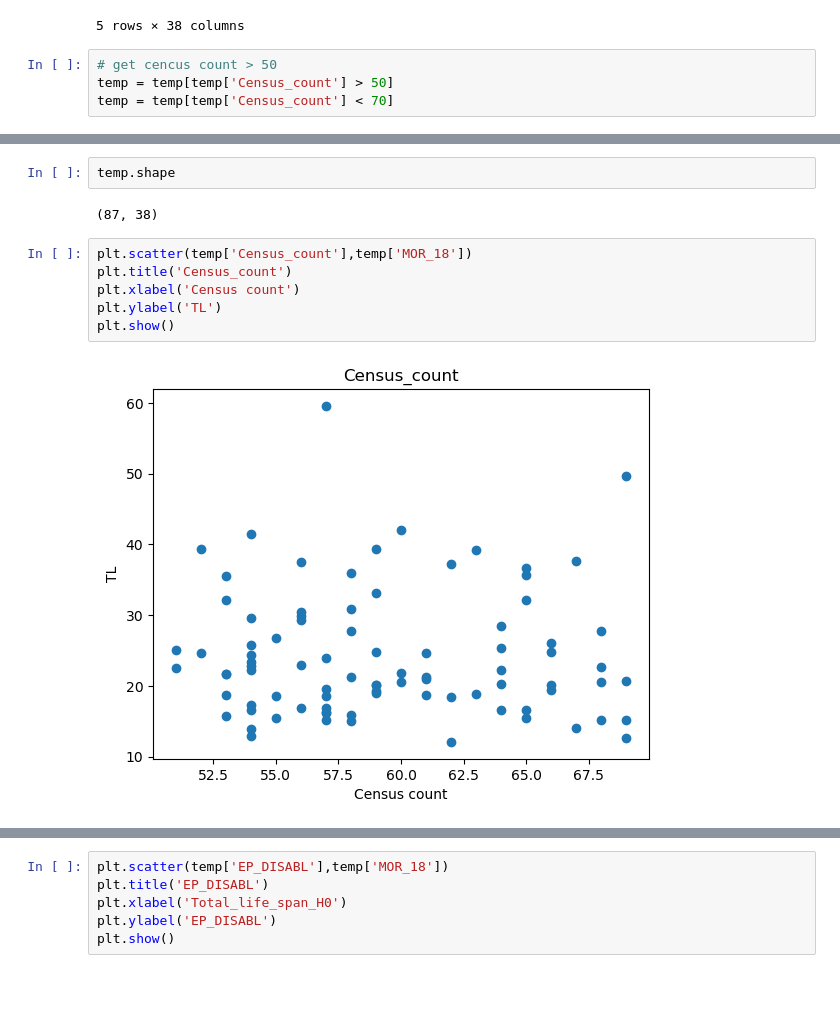
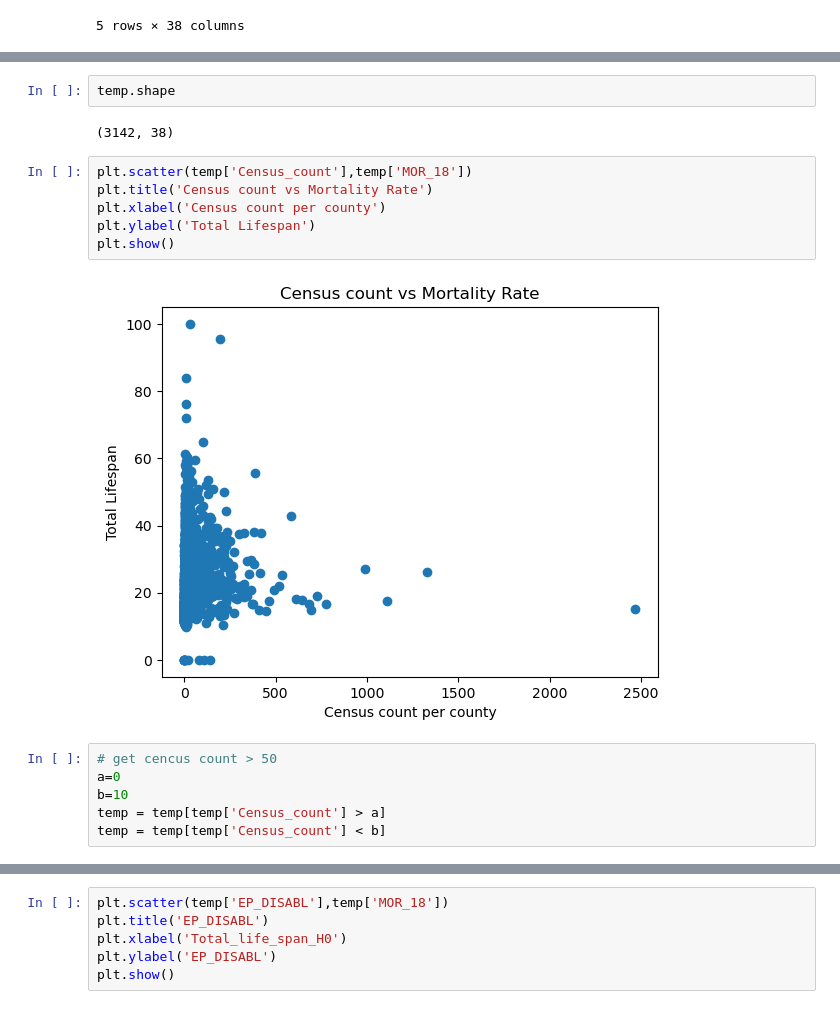
Before and after one commit to hashansl/universal-experiment-lab, a Jupyter notebook: experiment_1/study_total_life_span_census.ipynb, the cells around one changed output, grey strips where cells are left out. Saved outputs shown, nothing was run; the diff lists cells and outputs as text.

```diff
--- a/experiment_1/study_total_life_span_census.ipynb
+++ b/experiment_1/study_total_life_span_census.ipynb
@@ -82,7 +82,3 @@ temp.head()
 | 51 | GA | 13007 | EP_DISABL | 2 | 2 | 0 | 1 | 0 | ... |
 | 66 | GA | 13009 | EP_DISABL | 14 | 14 | 0 | 1 | 0 | ... |
 5 rows × 38 columns
-# %%
-# get cencus count > 50
-temp = temp[temp['Census_count'] > 50]
-temp = temp[temp['Census_count'] < 70]
@@ -89,12 +110,18 @@ temp = temp[temp['Census_count'] < 70]
 # %%
 temp.shape
 # %% [output]
-(87, 38)
+(3142, 38)
 # %%
 plt.scatter(temp['Census_count'],temp['MOR_18'])
-plt.title('Census_count')
-plt.xlabel('Census count')
-plt.ylabel('TL')
+plt.title('Census count vs Mortality Rate')
+plt.xlabel('Census count per county')
+plt.ylabel('Total Lifespan')
 plt.show()
 # %% [output]
-[figure, old version]
+[figure, new version]
+# %%
+# get cencus count > 50
+a=0
+b=10
+temp = temp[temp['Census_count'] > a]
+temp = temp[temp['Census_count'] < b]
```
Also changed, not shown: parts of 6 cells of this notebook, 1 other file.
